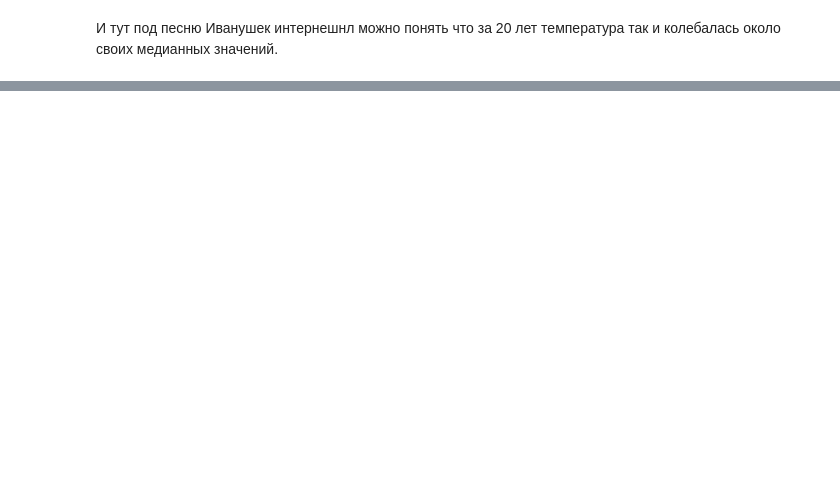
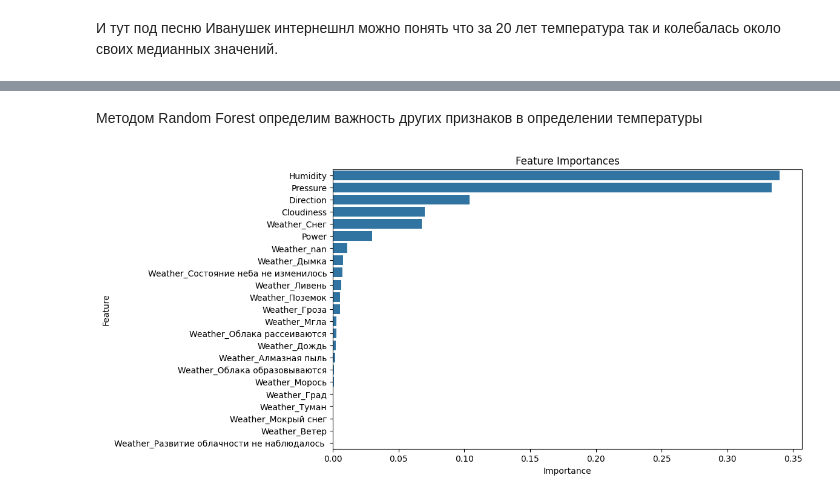
Before and after one commit to phrog-rgb/Weather_project, a Jupyter notebook: main.ipynb, the cells around one changed output, grey strips where cells are left out. Cells and saved outputs as stored; diff of their text form; code cells hidden in the pictures; blank space fills up the shorter version.

```diff
--- a/main.ipynb
+++ b/main.ipynb
@@ -461,0 +538,17 @@ print("Коэффициент корреляции между средней т
+# %%
+timestamp_s = df['Date'].map(pd.Timestamp.timestamp)
+day = 24*60*60
+year = 365.2425 * day
+
+df['Day sin'] = np.sin(timestamp_s * (2 * np.pi / day))
+df['Day cos'] = np.cos(timestamp_s * (2 * np.pi / day))
+df['Year sin'] = np.sin(timestamp_s * (2 * np.pi / year))
+df['Year cos'] = np.cos(timestamp_s * (2 * np.pi / year))
+
+df_std = df
+
+features_to_normalize = ['Temp', 'Pressure', 'Humidity', 'Direction', 'Power', 'Cloudiness']
+scaler = StandardScaler()
+df_std[features_to_normalize] = scaler.fit_transform(df_std[features_to_normalize])
+
+df_std.head(3)
@@ -461,0 +563,8 @@ print("Коэффициент корреляции между средней т
+# %%
+enc = OneHotEncoder()
+df_std = df_std.reset_index(drop=True)
+df_std_categorized = pd.DataFrame(enc.fit_transform(df_std[['Weather']]).toarray())
+encoded_columns = enc.get_feature_names_out(['Weather'])
+df_std_categorized.columns = encoded_columns
+df_std = df_std[['Temp', 'Pressure', 'Humidity', 'Direction', 'Power', 'Cloudiness']].join(df_std_categorized)
+df_std.head(3)
@@ -461,0 +577,21 @@ print("Коэффициент корреляции между средней т
+# %% [markdown]
+Методом Random Forest определим важность других признаков в определении температуры
+# %%
+X = df_std.drop(columns=['Temp'])
+y = df_std['Temp']
+
+model = RandomForestRegressor(n_estimators=100, random_state=42)
+model.fit(X, y)
+
+feature_importances = model.feature_importances_
+
+features = X.columns
+importances = pd.DataFrame({'Feature': features, 'Importance': feature_importances})
+importances = importances.sort_values(by='Importance', ascending=False)
+
+plt.figure(figsize=(10, 6))
+sns.barplot(x='Importance', y='Feature', data=importances)
+plt.title('Feature Importances')
+plt.show()
+# %% [output]
+[figure, added]
```
Also changed, not shown: parts of 34 cells of this notebook, 3 other files.
